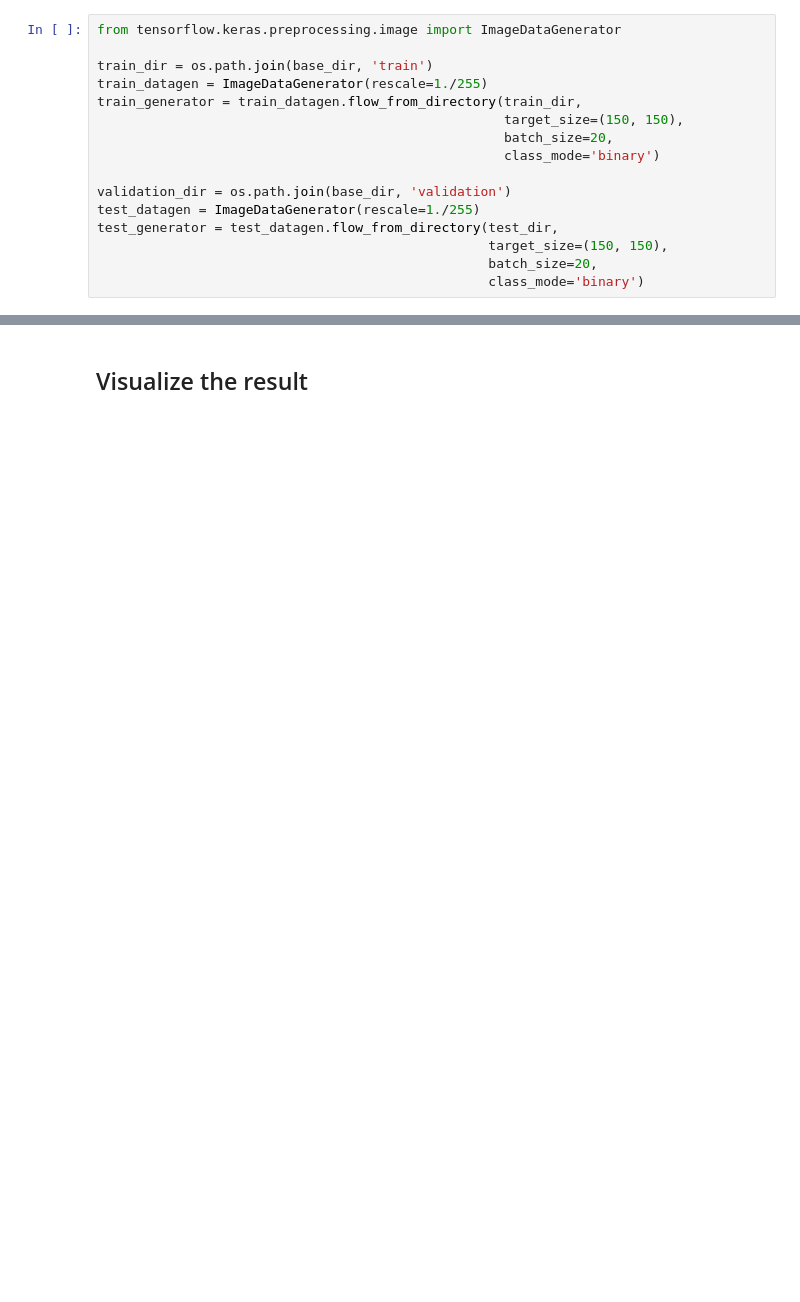
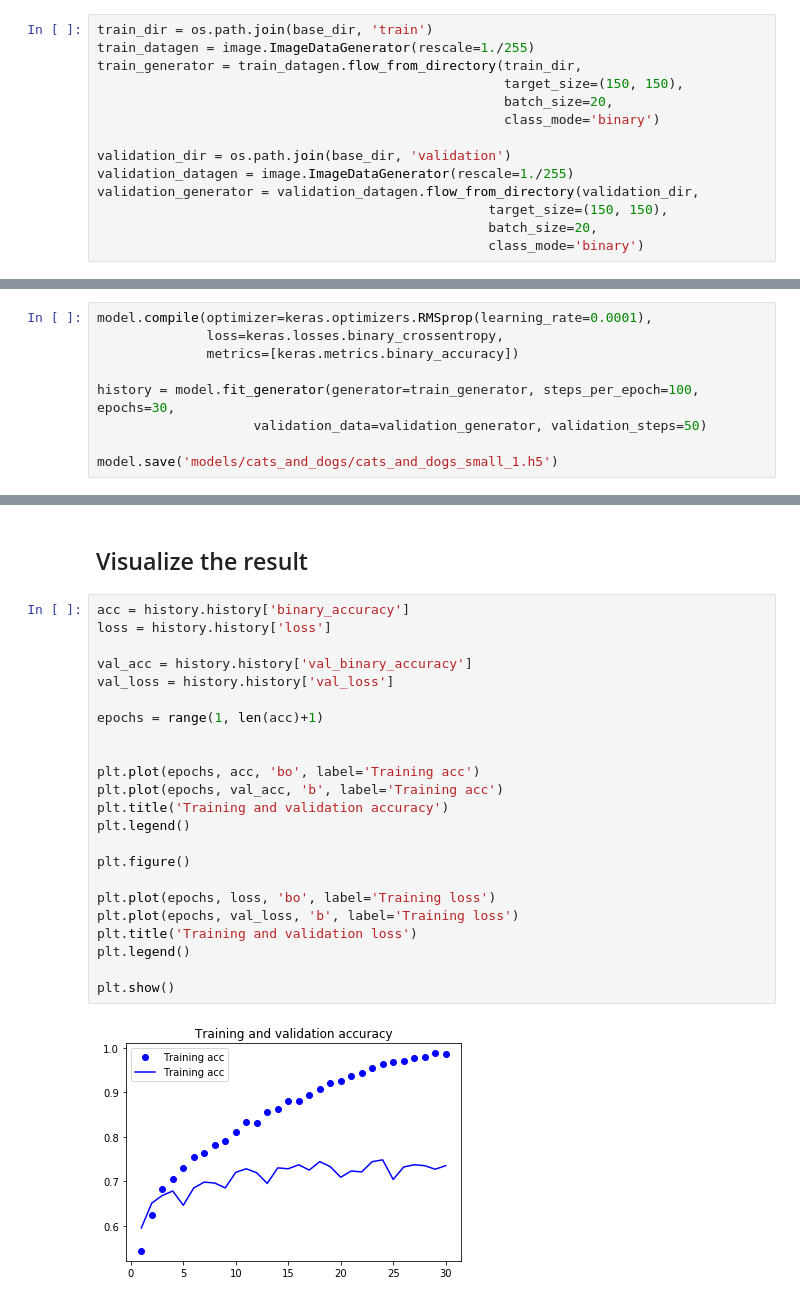
Before and after one commit to sam351/TIL, a Jupyter notebook: koo_DNN/200317_keras_5.2-using-convnets-with-small-datasets.ipynb, the cells around one changed output, grey strips where cells are left out. Drawn from its saved outputs; the diff is of its cells as text; blank space fills up the shorter version.

Commit message:
Modify 200317_keras_5.2-using-convnets-with-small-datasets.ipynb (completed)

```diff
--- a/koo_DNN/200317_keras_5.2-using-convnets-with-small-datasets.ipynb
+++ b/koo_DNN/200317_keras_5.2-using-convnets-with-small-datasets.ipynb
@@ -56,18 +58,16 @@ number of images of dog for test : 500
 # %% [markdown]
 ## Preprocess data
 # %%
-from tensorflow.keras.preprocessing.image import ImageDataGenerator
-
 train_dir = os.path.join(base_dir, 'train')
-train_datagen = ImageDataGenerator(rescale=1./255)
+train_datagen = image.ImageDataGenerator(rescale=1./255)
 train_generator = train_datagen.flow_from_directory(train_dir,
                                                     target_size=(150, 150),
                                                     batch_size=20,
                                                     class_mode='binary')
 
 validation_dir = os.path.join(base_dir, 'validation')
-test_datagen = ImageDataGenerator(rescale=1./255)
-test_generator = test_datagen.flow_from_directory(test_dir,
+validation_datagen = image.ImageDataGenerator(rescale=1./255)
+validation_generator = validation_datagen.flow_from_directory(validation_dir,
                                                   target_size=(150, 150),
                                                   batch_size=20,
                                                   class_mode='binary')
@@ -114,3 +122,12 @@ Non-trainable params: 0
 _________________________________________________________________
 # %% [markdown]
 ## Compile, Train, and Save the model
+# %%
+model.compile(optimizer=keras.optimizers.RMSprop(learning_rate=0.0001),
+              loss=keras.losses.binary_crossentropy,
+              metrics=[keras.metrics.binary_accuracy])
+
+history = model.fit_generator(generator=train_generator, steps_per_epoch=100, epochs=30,
+                    validation_data=validation_generator, validation_steps=50)
+
+model.save('models/cats_and_dogs/cats_and_dogs_small_1.h5')
@@ -117,2 +152,27 @@ _________________________________________________________________
 # %% [markdown]
 ## Visualize the result
+# %%
+acc = history.history['binary_accuracy']
+loss = history.history['loss']
+
+val_acc = history.history['val_binary_accuracy']
+val_loss = history.history['val_loss']
+
+epochs = range(1, len(acc)+1)
+
+
+plt.plot(epochs, acc, 'bo', label='Training acc')
+plt.plot(epochs, val_acc, 'b', label='Training acc')
+plt.title('Training and validation accuracy')
+plt.legend()
+
+plt.figure()
+
+plt.plot(epochs, loss, 'bo', label='Training loss')
+plt.plot(epochs, val_loss, 'b', label='Training loss')
+plt.title('Training and validation loss')
+plt.legend()
+
+plt.show()
+# %% [output]
+[figure, added]
```
Also changed, not shown: parts of 10 cells of this notebook.
